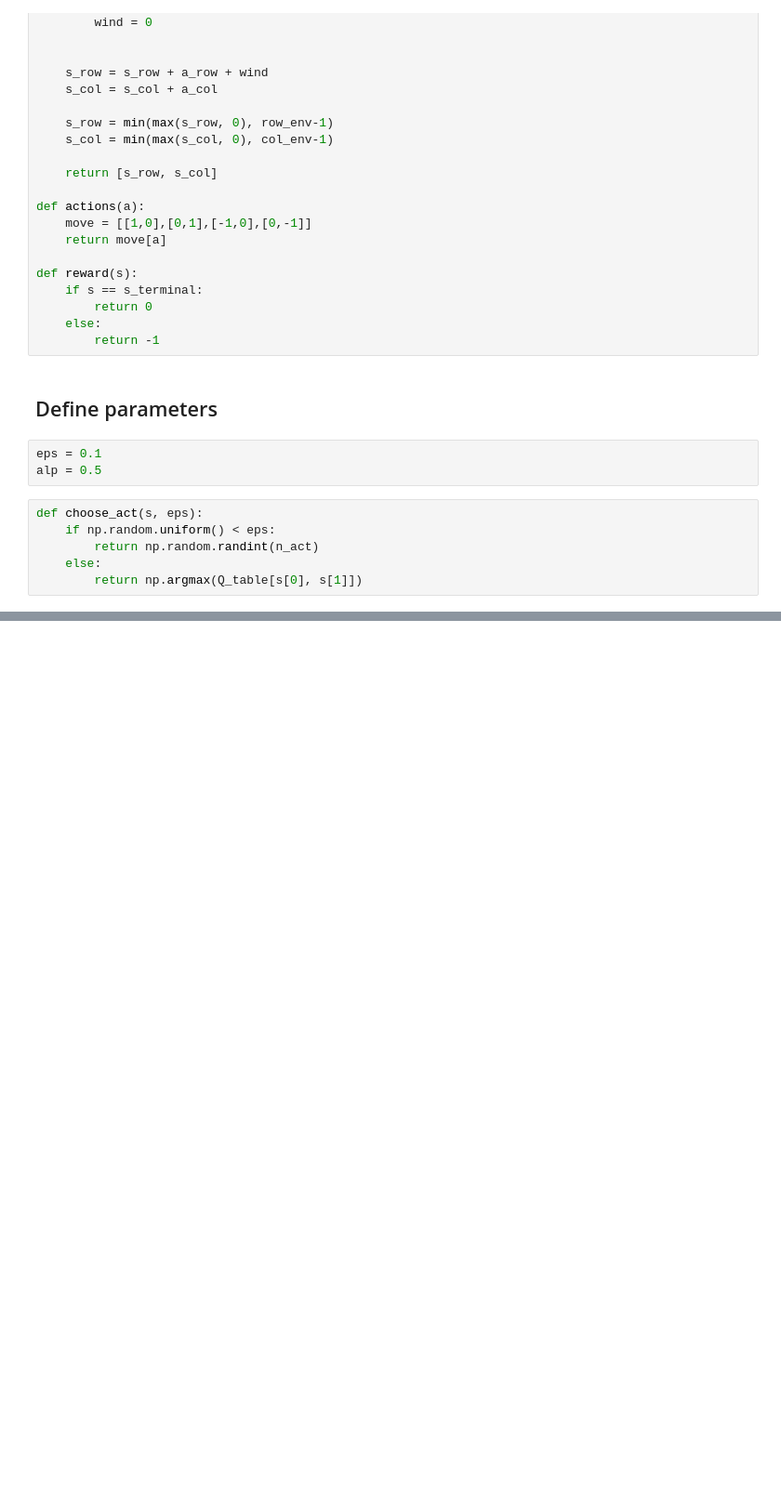
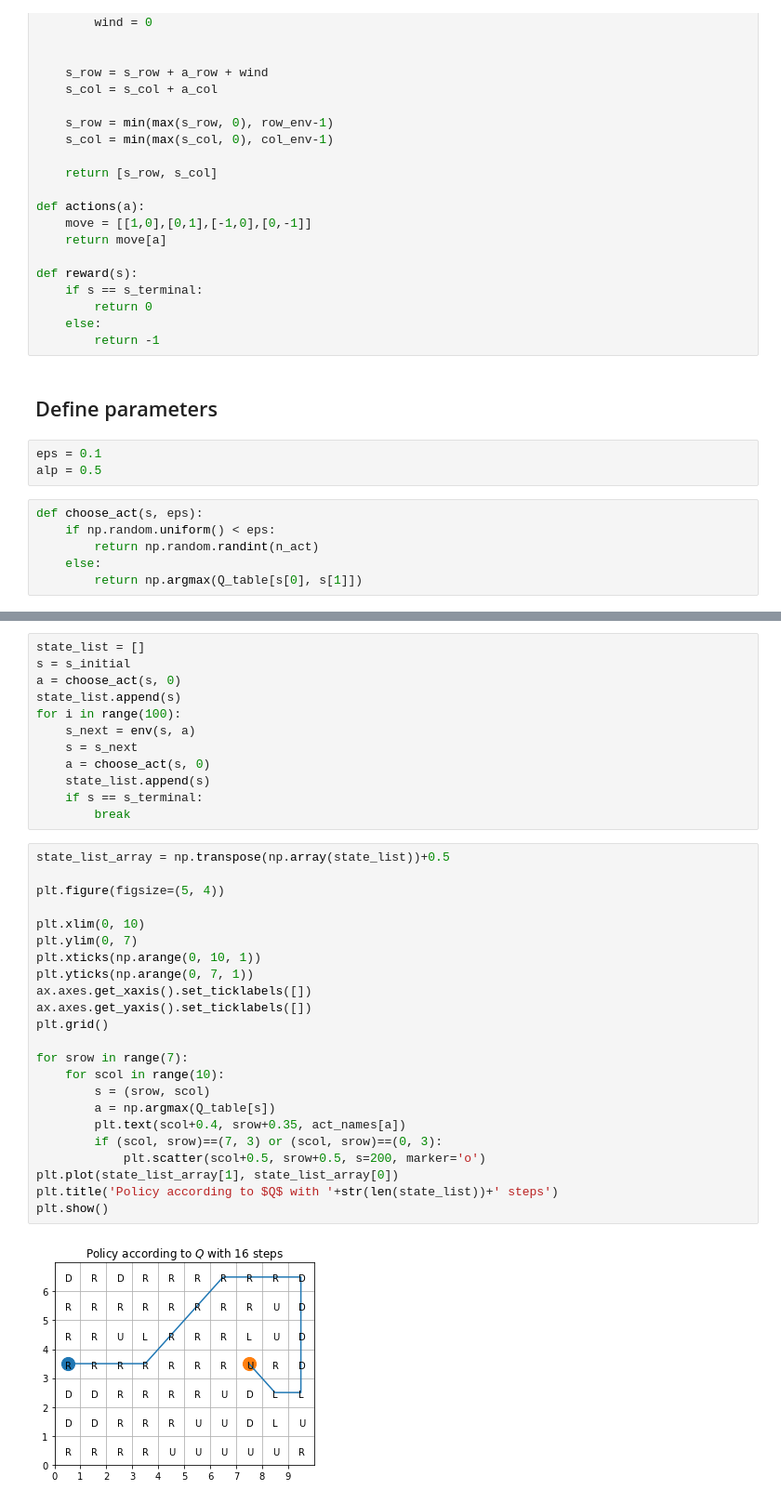
Before and after one commit to Thetang-145/AT82.03_ML, a Jupyter notebook: Lec06-RL/G_Learning.ipynb, the cells around one changed output, grey strips where cells are left out. Shown at 93% size. Drawn from its saved outputs; the diff is of its cells as text; blank space fills up the shorter version.

```diff
--- a/Lec06-RL/G_Learning.ipynb
+++ b/Lec06-RL/G_Learning.ipynb
@@ -121,0 +152,37 @@ plt.show()
+# %%
+state_list = []
+s = s_initial
+a = choose_act(s, 0)
+state_list.append(s)
+for i in range(100):
+    s_next = env(s, a)
+    s = s_next
+    a = choose_act(s, 0)
+    state_list.append(s)
+    if s == s_terminal:
+        break
+# %%
+state_list_array = np.transpose(np.array(state_list))+0.5
+
+plt.figure(figsize=(5, 4))
+
+plt.xlim(0, 10)
+plt.ylim(0, 7)
+plt.xticks(np.arange(0, 10, 1))
+plt.yticks(np.arange(0, 7, 1))
+ax.axes.get_xaxis().set_ticklabels([])
+ax.axes.get_yaxis().set_ticklabels([])
+plt.grid()
+
+for srow in range(7):
+    for scol in range(10):
+        s = (srow, scol)
+        a = np.argmax(Q_table[s])
+        plt.text(scol+0.4, srow+0.35, act_names[a])
+        if (scol, srow)==(7, 3) or (scol, srow)==(0, 3):
+            plt.scatter(scol+0.5, srow+0.5, s=200, marker='o')
+plt.plot(state_list_array[1], state_list_array[0])
+plt.title('Policy according to $Q$ with '+str(len(state_list))+' steps')
+plt.show()
+# %% [output]
+[figure, added]
```
Also changed, not shown: parts of 3 cells of this notebook.
